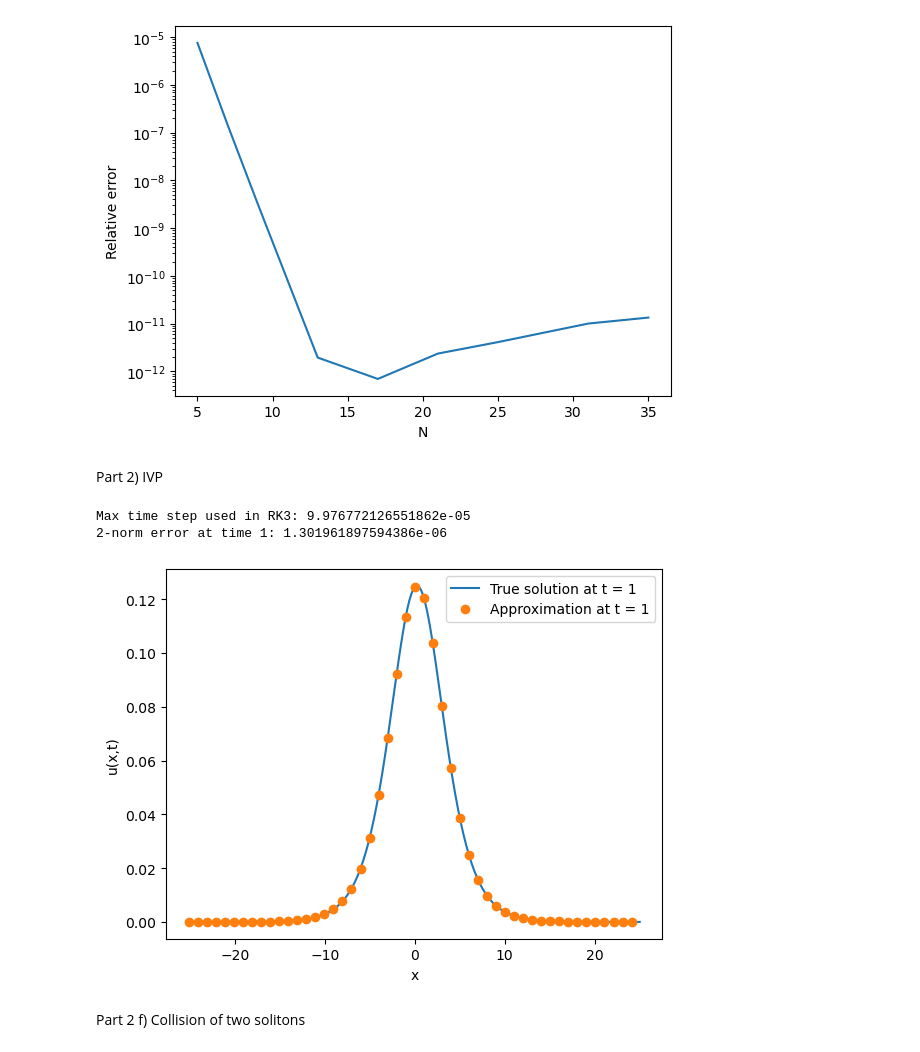
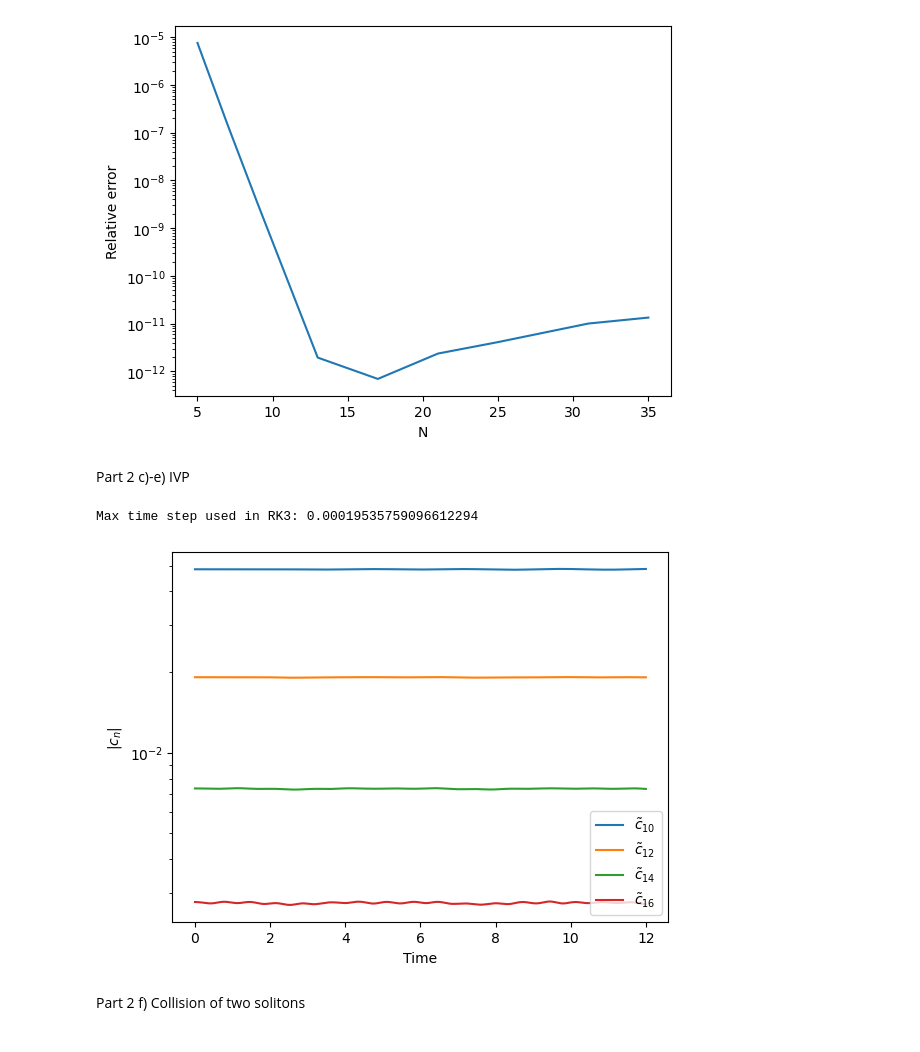
Before and after one commit to deding2000/02689_Assignments, a Jupyter notebook: christian_ass2_p1.ipynb, the cells around one changed output. Drawn from its saved outputs; the diff is of its cells as text; code cells hidden in the pictures.

```diff
--- a/christian_ass2_p1.ipynb
+++ b/christian_ass2_p1.ipynb
@@ -157,7 +157,7 @@ Text(0, 0.5, 'Relative error')
 [figure]
 [figure]
 # %% [markdown]
-Part 2) IVP
+Part 2 c)-e) IVP
 # %%
 import numpy as np
 import matplotlib.pyplot as plt
@@ -199,9 +199,10 @@ def Dealias_IC(IC,N):
     uu1 = np.fft.ifft(np.fft.ifftshift(uuhat0[idx]) * N)
     return uu1
 
+# Alternative dealiasing
 # def Dealias_IC(IC):
 #     N = len(IC)
-#     thres = N//2
+#     thres = N//3
 #     IChat = np.fft.fft(IC)
 #     # plt.figure
 #     # plt.semilogy(abs(IChat))
@@ -222,8 +223,8 @@ def fft_diff(f, N, L):
     return np.real(sp.fft.ifft(dfhat))
 
 # Choose de-aliasing or not
-dealias_orzag = False
-dealias_IC = False
+dealias_orzag = True
+dealias_IC = True
 
 # Choose to use fft in diff. operations
 use_fft = True
@@ -231,7 +232,7 @@ use_fft = True
 # Choose what to plot
 plot_options = ["plot_norm_error","plot_max_error","plot_M","plot_V","plot_E","plot_coeff",
                 "plot_N_convergence","plot_two_soltions","plot_approximations"]
-plot_opt = "plot_approximation"
+plot_opt = "plot_coeff"
 
 # Choose domain size
 x1 = -8*np.pi
@@ -242,9 +243,9 @@ alpha = 0.9
 
 ####################################
 if plot_opt == "plot_N_convergence":
-    Ns = [10,20,30,40,50]
+    Ns = [6,10,20,30,40,50,60]
     cs = [0.25,0.5,1]
-    tf = 1
+    tf = 2
     plt.figure()
 elif plot_opt == "plot_coeff":
     Ns = [40]
@@ -253,7 +254,7 @@ elif plot_opt == "plot_coeff":
     plt.figure()
 else:
     Ns = [50]
-    cs = [0.25]
+    cs = [0.25,0.5,1]
     tf = 1
 
 for c in cs:
@@ -288,6 +289,7 @@ for c in cs:
             N_fine = 500
             xx_fine = [j*x2*2/N_fine+x1 for j in range (N_fine)]
             y0 = Dealias_IC(true_u(xx_fine,t=t0,c=c,x0=np.zeros(N_fine)),N)
+            #Alternative dealiasing
             #y0 = Dealias_IC(true_u(xx,t=t0,c=c,x0=x0))
         else:
             y0 = true_u(xx,t=t0,c=c,x0=x0)
@@ -369,38 +371,38 @@ for c in cs:
             plt.semilogy(times,coeff_med,label=r'$\tilde{c}_{14}$')
             plt.semilogy(times,coeff_high,label=r'$\tilde{c}_{16}$')
 
             plt.ylabel(r'$|c_{n}|$')
             plt.xlabel("Time")
             plt.legend(loc=4)
 
         if plot_opt == "plot_N_convergence":
             true = true_u(xx,t=tf,c=c,x0=x0)
             N_errors.append(np.max((uhat[:,-1]-true)))
+            #N_errors.append(np.linalg.norm( 2*(uhat[:,-1]-true)/np.sqrt(N) )**2)
 
     if plot_opt == "plot_N_convergence":
-        plt.semilogy(Ns,N_errors,label=f"c={c}")
+        plt.semilogy(Ns,N_errors,'--o',label=f"c={c}, t = {tf}")
         plt.xlabel("N")
-        plt.ylabel(r'$\|\mathcal{I}_N u - u \|_{\infty}$')
+        plt.ylabel(r'$\|\mathcal{I}_N u - u \|_2$')
 
 if plot_opt == "plot_N_convergence":
     plt.legend()
 
 if plot_opt == "plot_approximation":
     N_fine = N*10
     xx_fine = [j*x2*2/N_fine+x1 for j in range (N_fine)]
     true_final = true_u(xx_fine,t=tf,c=c,x0=np.zeros(N_fine))
     uhat_final = uhat[:,-1]
     plt.figure()
     plt.plot(xx_fine,true_final,label=f"True solution at t = {tf}")
     plt.plot(xx,uhat_final,'o',label=f"Approximation at t = {tf}")
     print(f"2-norm error at time {tf}: {np.linalg.norm(true_u(xx,t=tf,c=c,x0=x0)-uhat[:,-1])}")
     plt.ylabel("u(x,t)")
     plt.xlabel("x")
     plt.legend()
 # %% [output]
-Max time step used in RK3: 9.976772126551862e-05
-2-norm error at time 1: 1.301961897594386e-06
+Max time step used in RK3: 0.00019535759096612294
-[figure, old version]
+[figure, new version]
 # %% [markdown]
 Part 2 f) Collision of two solitons
 # %%
```
Also changed, not shown: parts of 4 cells of this notebook.
